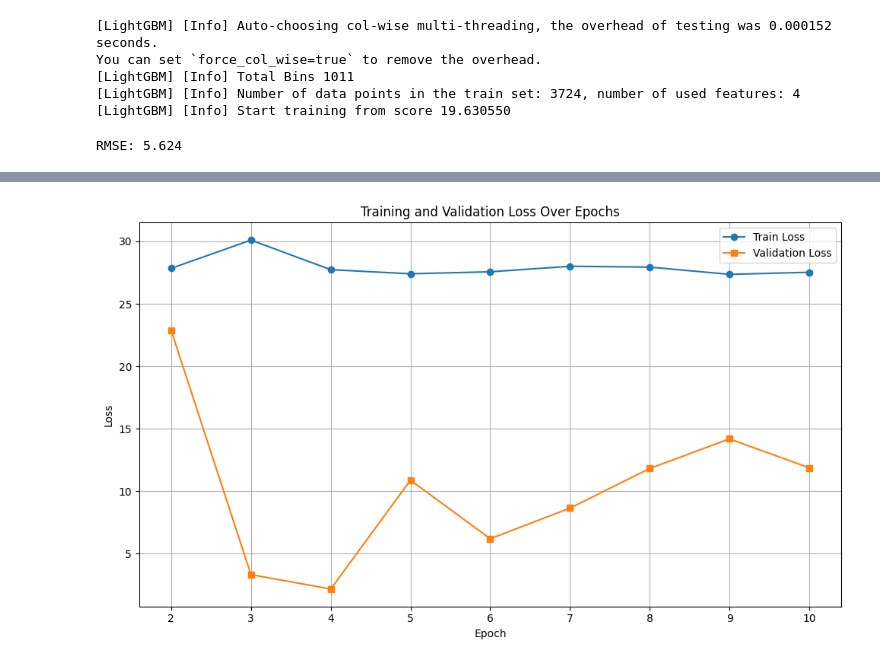
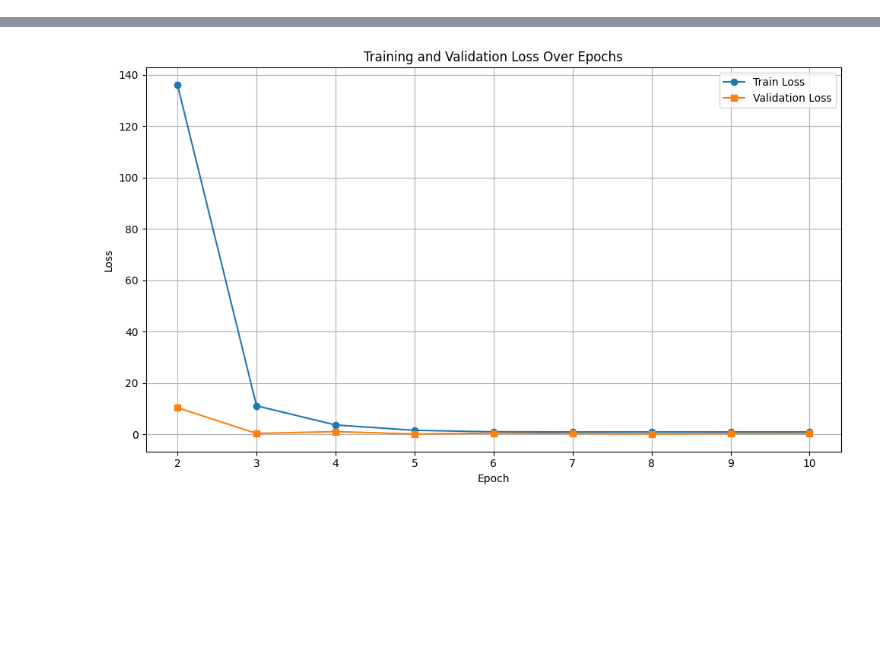
Before and after one commit to Khochawongwat/PigMaximas, a Jupyter notebook: cnn/main.ipynb, the cells around one changed output, grey strips where cells are left out. Saved outputs shown, nothing was run; the diff lists cells and outputs as text; code cells hidden in the pictures; blank space fills up the shorter version.

```diff
--- a/cnn/main.ipynb
+++ b/cnn/main.ipynb
@@ -7,12 +9,10 @@ from PIL import Image
 # %%
 import random
-
 
 def random_flip(image):
     if random.choice([True, False]):
         image = np.fliplr(image)
     return image
-
 
 def add_salt_and_pepper_noise(image, salt_prob=0.01, pepper_prob=0.01):
     noisy_image = image.copy()
@@ -43,9 +43,8 @@ def enhance_depth_contrast(depth_img, gamma=2.0):
 
 
 def resize_w_enhanced_depth(image, target_size=(256, 384), gamma=1.2):
-    enhanced_depth_image = enhance_depth_contrast(image, gamma)
     resized_image = cv.resize(
-        enhanced_depth_image, target_size, interpolation=cv.INTER_LINEAR
+        image, target_size, interpolation=cv.INTER_LINEAR
     )
     return resized_image
 # %%
@@ -112,3 +115,15 @@ weights, weights.shape
 # %%
 for (key, df), w in zip(total.items(), weights['weight'].to_list()):
     total[key]["weight"] = w
+# %%
+summary_stats = {}
+
+for key, df in total.items():
+    summary = {}
+    for feature in ["pixel_to_non_ratio", "non_zero_pixels", "pixel_sizes", "std_depth", "pixel_ratio", "volume_proxy", "aspect_ratio"]:
+        values = df.get(feature)
+        if isinstance(values, np.ndarray):
+            summary[feature + "_mean"] = np.mean(values)
+    summary_stats[key] = summary
+
+summary_stats
@@ -195,21 +225,10 @@ y = np.array(y)
 # %%
 X_train, X_val, y_train, y_val = train_test_split(X, y, test_size=0.2, random_state=42)
 
-lgbm = LGBMRegressor()
+lgbm = LGBMRegressor(verbose = -1)
 lgbm.fit(X_train, y_train)
 
 preds = lgbm.predict(X_val)
-# %% [output]
-[LightGBM] [Info] Auto-choosing col-wise multi-threading, the overhead of testing was 0.000152 seconds.
-You can set `force_col_wise=true` to remove the overhead.
-[LightGBM] [Info] Total Bins 1011
-[LightGBM] [Info] Number of data points in the train set: 3724, number of used features: 4
-[LightGBM] [Info] Start training from score 19.630550
-# %%
-rmse = np.sqrt(np.mean((preds - y_val) ** 2))
-print(f"RMSE: {rmse:.3f}")
-# %% [output]
-RMSE: 5.624
 # %%
 class CNN(nn.Module):
     def __init__(
@@ -282,6 +292,17 @@ optimizer = optim.Adam(model.parameters(), lr=0.002)
 import warnings
 warnings.simplefilter(action='ignore', category=UserWarning)
 # %%
+import torch.optim as optim
+
+device = "cuda" if torch.cuda.is_available() else "cpu"
+
+model = CNN(in_channels = 1, hidden_channels = 32)
+model = model.to(device=device)
+
+criterion = nn.MSELoss()
+
+optimizer = optim.Adam(model.parameters(), lr=0.0002)
+
 # If you want to add or remove features you must also change the size of this.
 num_epochs = 10
 total_losses = []
@@ -293,6 +314,7 @@ print(f"Total parameters: {total_params:,}")
 print(f"Trainable parameters: {trainable_params:,}")
 
 for epoch in range(num_epochs):
+
     model.train()
 
     losses = {"train": 0.0, "val": 0.0}
@@ -379,4 +401,4 @@ Epoch [10/10], Training Loss: 27.522376981500077, Evaluation Loss: 11.8749106942
-[figure, old version]
+[figure, new version]
 # %%
 import time
 torch.save(model.state_dict(), f"pt//model_{time.time()}.pt")
```
Also changed, not shown: parts of 14 cells of this notebook, 1 other file.
